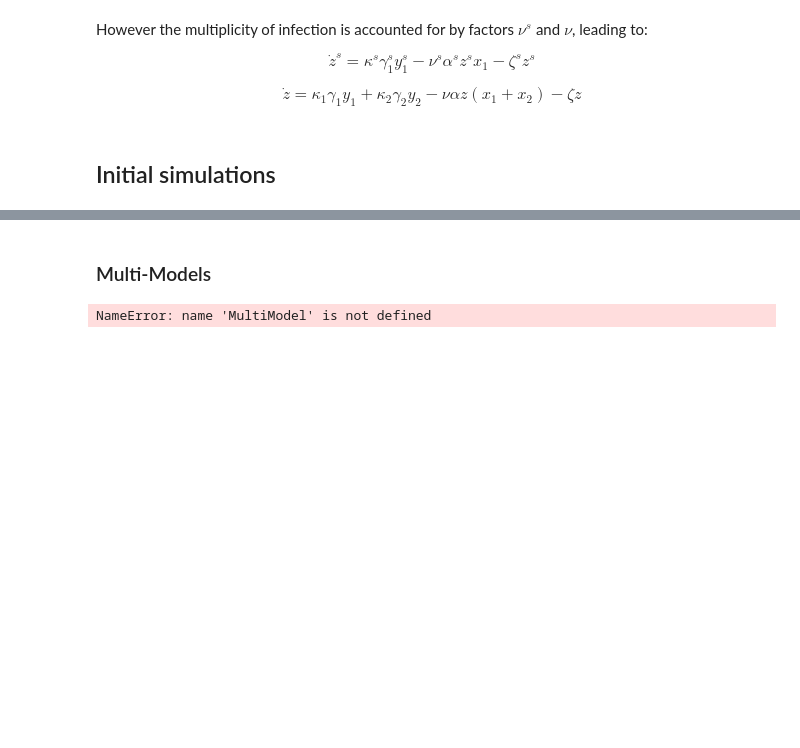
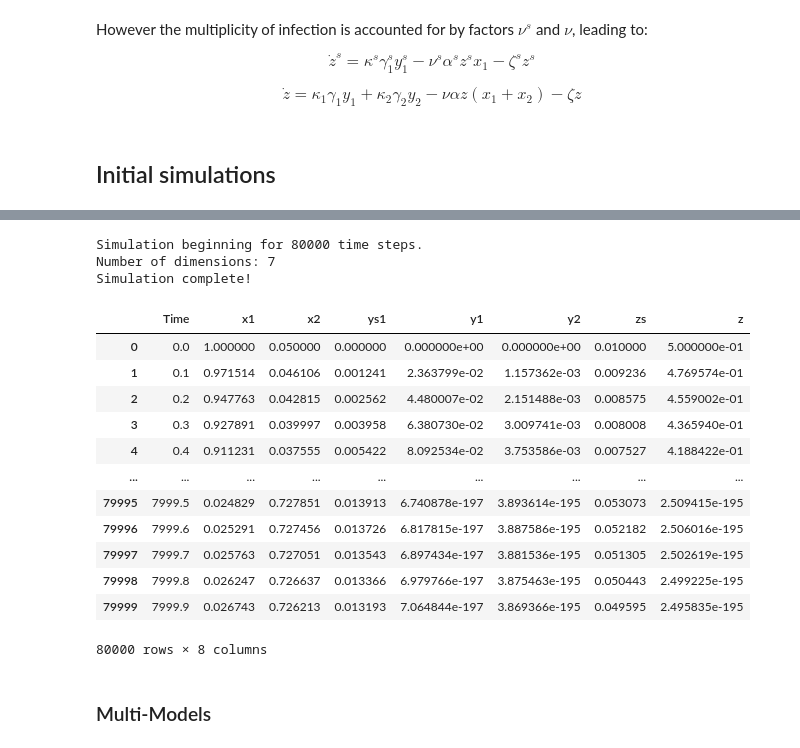
Before and after one commit to PeteDockrill/HostVirusSolver, a Jupyter notebook: ModellingImmuneDynamics.ipynb, the cells around one changed output, grey strips where cells are left out. Saved outputs shown, nothing was run; the diff lists cells and outputs as text; code cells hidden in the pictures; blank space fills up the shorter version.

```diff
--- a/ModellingImmuneDynamics.ipynb
+++ b/ModellingImmuneDynamics.ipynb
@@ -111,0 +113,35 @@ model.plot_general_cells(xmax = 200)
+# %%
+params = {'alpha': 0.5,
+         'alpha_s':1.2,
+         'beta_1':1.5,
+         'beta_2':2.0,
+         'mu':0.1,
+         'gamma_1_s':0.25,
+         'gamma_1':0.25,
+         'gamma_2':0.25,
+          'nu':0.5,
+         'nu_s':0.5,
+         'zeta':0.22,
+         'zeta_s':0.22,
+         'kappa_1':1.00,
+         'kappa_2':1.00}
+
+model_as_12 = Model(params = params)
+model_as_12.run()
+# %% [output]
+Simulation beginning for 80000 time steps.
+Number of dimensions: 7
+Simulation complete!
+|  | Time | x1 | x2 | ys1 | y1 | y2 | zs | z |
+| 0 | 0.0 | 1.000000 | 0.050000 | 0.000000 | 0.000000e+00 | 0.000000e+00 | 0.010000 | 5.000000e-01 |
+| 1 | 0.1 | 0.971514 | 0.046106 | 0.001241 | 2.363799e-02 | 1.157362e-03 | 0.009236 | 4.769574e-01 |
+| 2 | 0.2 | 0.947763 | 0.042815 | 0.002562 | 4.480007e-02 | 2.151488e-03 | 0.008575 | 4.559002e-01 |
+| 3 | 0.3 | 0.927891 | 0.039997 | 0.003958 | 6.380730e-02 | 3.009741e-03 | 0.008008 | 4.365940e-01 |
+| 4 | 0.4 | 0.911231 | 0.037555 | 0.005422 | 8.092534e-02 | 3.753586e-03 | 0.007527 | 4.188422e-01 |
+| ... | ... | ... | ... | ... | ... | ... | ... | ... |
+| 79995 | 7999.5 | 0.024829 | 0.727851 | 0.013913 | 6.740878e-197 | 3.893614e-195 | 0.053073 | 2.509415e-195 |
+| 79996 | 7999.6 | 0.025291 | 0.727456 | 0.013726 | 6.817815e-197 | 3.887586e-195 | 0.052182 | 2.506016e-195 |
+| 79997 | 7999.7 | 0.025763 | 0.727051 | 0.013543 | 6.897434e-197 | 3.881536e-195 | 0.051305 | 2.502619e-195 |
+| 79998 | 7999.8 | 0.026247 | 0.726637 | 0.013366 | 6.979766e-197 | 3.875463e-195 | 0.050443 | 2.499225e-195 |
+| 79999 | 7999.9 | 0.026743 | 0.726213 | 0.013193 | 7.064844e-197 | 3.869366e-195 | 0.049595 | 2.495835e-195 |
+80000 rows × 8 columns
@@ -154,7 +238,7 @@ params_3 = {'alpha': 0.9,
          'gamma_1_s':0.25,
          'gamma_1':0.25,
          'gamma_2':0.25,
-          'nu':0.5,
+         'nu':0.5,
          'nu_s':0.5,
          'zeta':0.22,
          'zeta_s':0.22,
@@ -164,8 +248,9 @@ params_3 = {'alpha': 0.9,
 model_3 = Model(params = params_3)
 
 models = [model_1, model_2, model_3]
+params = [params_1, params_2, params_3]
 
-multi_model = MultiModel(models)
+from Model import MultiModel
+
+multi_model = MultiModel(models, params)
-# %% [output]
-NameError: name 'MultiModel' is not defined
 # %%
```
Also changed, not shown: parts of 15 cells of this notebook, 5 other files.
